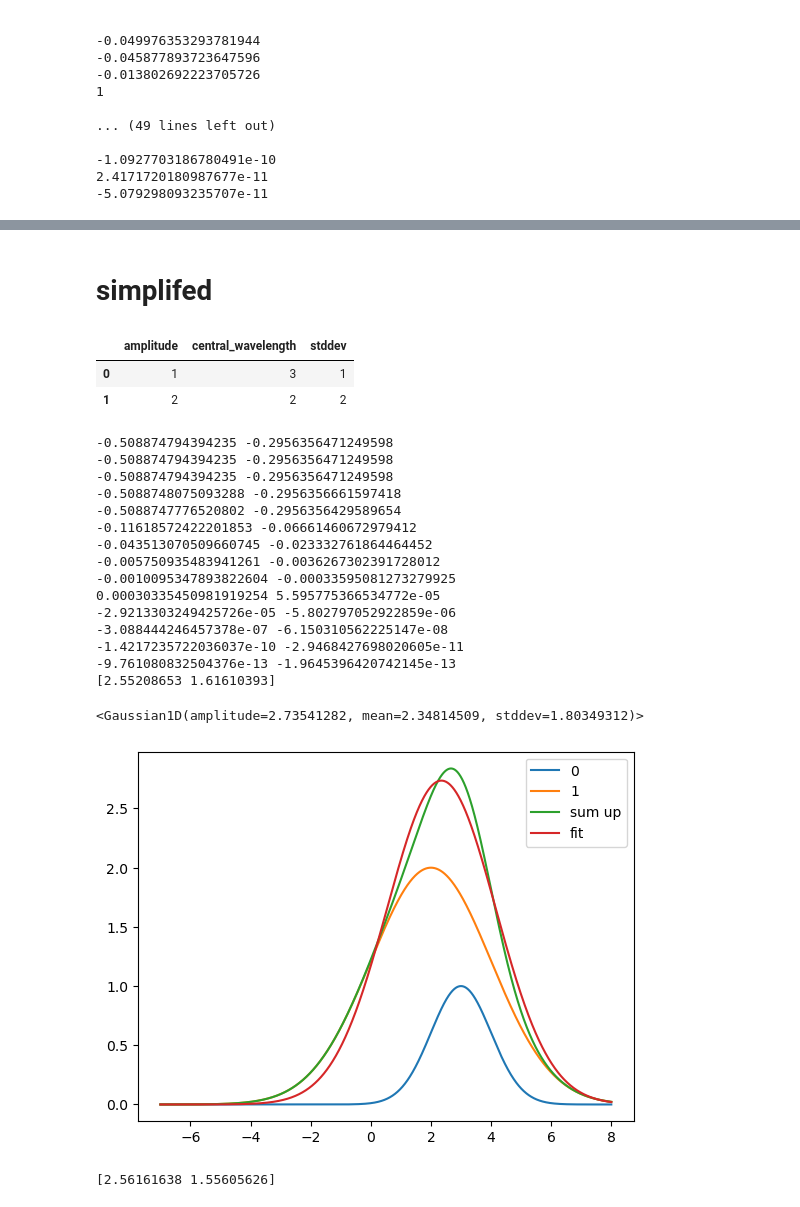
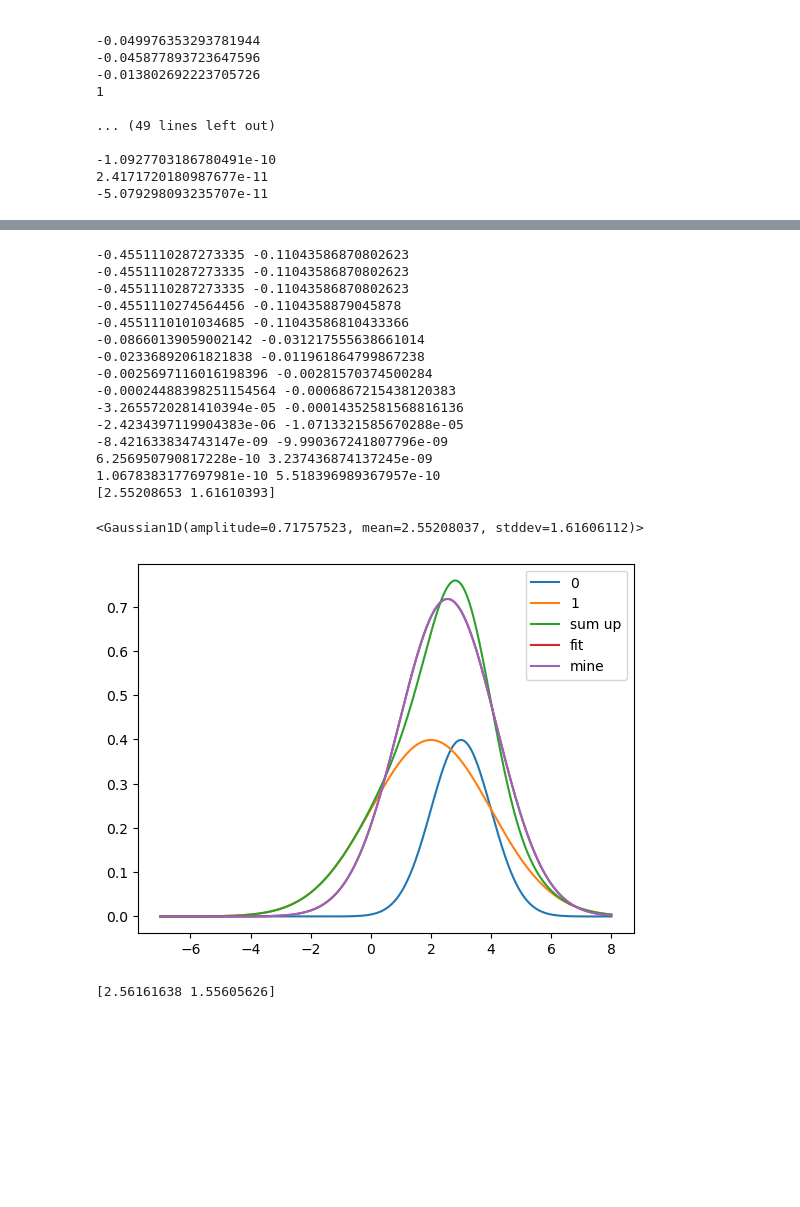
Before and after one commit to MaoChengzhi/EVE-spectrum-correction, a Jupyter notebook: theoretical_ideal_calculation/analytical_expression.ipynb, the cells around one changed output, grey strips where cells are left out. Cells and saved outputs as stored; diff of their text form; code cells hidden in the pictures; blank space fills up the shorter version.

```diff
--- a/theoretical_ideal_calculation/analytical_expression.ipynb
+++ b/theoretical_ideal_calculation/analytical_expression.ipynb
@@ -33 +157,5 @@ pixel_num=df.index.stop
+# %%
+A_i=df.iloc[i]["integral_area"]
+mu_i=df.iloc[i]["central_wavelength"]
+sigma_i=df.iloc[i]["stddev"]
 # %% [markdown]
@@ -35,4 +162,0 @@ pixel_num=df.index.stop
-# %%
-for i in range(1):
-    print(df.iloc[i])
-    print()
@@ -184,9 +227,13 @@ result
 # %%
 num=2
 c=[]
+test_A=[1,2]
+test_central=[3,2]
+test_stddev=[1,2]
+
 wave_list=np.linspace(-7,8,2000)
 for i in range(num):
-    c.append(models.Gaussian1D(amplitude=test_A[i], mean=test_central[i], stddev=test_stddev[i]))
+    c.append(models.Gaussian1D(amplitude=test_A[i]/sqrt(2*pi*test_stddev[i]**2), mean=test_central[i], stddev=test_stddev[i]))
 
 total=np.zeros_like(c[0](wave_list))
 
@@ -206,7 +253,7 @@ for i in range(num):
 
 ax.plot(wave_list,total,label="sum up")
 ax.plot(wave_list,c_fitted(wave_list),label="fit")
-ax.plot(wave_list,models.Gaussian1D(amplitude=A, mean=mu, stddev=sigma)(wave_list),label="mine")
+ax.plot(wave_list,models.Gaussian1D(amplitude=A/sqrt(2*pi*sigma**2), mean=mu, stddev=sigma)(wave_list),label="mine")
 
 ax.legend()
 c_fitted
@@ -434,5 +365,8 @@ test_central=[3,21,1]
 # %%
-test_A=[1,2,3]
-test_stddev=[1,2,1]
-test_central=[3,21,1]
-df_test = pd.DataFrame({'amplitude': test_A, 'stddev': test_stddev, 'central_wavelength': test_central})
+test_A=[1,2]
+test_central=[3,2]
+test_stddev=[1,2]
+
+wave_list=np.linspace(-7,8,200)
+# df_test = pd.DataFrame({'amplitude': test_A, 'central_wavelength': test_central, 'stddev': test_stddev, })
+# df_test
@@ -451,17 +377,3 @@ df_test = pd.DataFrame({'amplitude': test_A, 'stddev': test_stddev, 'central_wav
-# %% [markdown]
-# simplifed
-# %%
-test_A=[1,2]
-test_central=[3,2]
-test_stddev=[1,2]
-
-wave_list=np.linspace(-7,8,200)
-df_test = pd.DataFrame({'amplitude': test_A, 'central_wavelength': test_central, 'stddev': test_stddev, })
-df_test
-# %% [output]
-|  | amplitude | central_wavelength | stddev |
-| 0 | 1 | 3 | 1 |
-| 1 | 2 | 2 | 2 |
 # %%
 def equations(p,test_A,test_central,test_stddev):
     mu ,sigma= p
@@ -489,57 +401,58 @@ def equations(p,test_A,test_central,test_stddev):
 
     return [eq1, eq2]
 # %%
-sol = fsolve(equations,x0=(3.34,1.08),args=(test_A,test_central,test_stddev))
+sol = fsolve(equations,x0=(2.9,1.08),args=(test_A,test_central,test_stddev))
 print(sol)
 # %% [output]
--0.508874794394235 -0.2956356471249598
--0.508874794394235 -0.2956356471249598
--0.508874794394235 -0.2956356471249598
--0.5088748075093288 -0.2956356661597418
--0.5088747776520802 -0.2956356429589654
--0.11618572422201853 -0.06661460672979412
--0.043513070509660745 -0.023332761864464452
--0.005750935483941261 -0.0036267302391728012
--0.0010095347893822604 -0.00033595081273279925
-0.00030335450981919254 5.595775366534772e-05
--2.9213303249425726e-05 -5.802797052922859e-06
--3.088444246457378e-07 -6.150310562225147e-08
--1.4217235722036037e-10 -2.9468427698020605e-11
--9.761080832504376e-13 -1.9645396420742145e-13
+-0.4551110287273335 -0.11043586870802623
+-0.4551110287273335 -0.11043586870802623
+-0.4551110287273335 -0.11043586870802623
+-0.4551110274564456 -0.1104358879045878
+-0.4551110101034685 -0.11043586810433366
+-0.08660139059002142 -0.031217555638661014
+-0.02336892061821838 -0.011961864799867238
+-0.0025697116016198396 -0.00281570374500284
+-0.00024488398251154564 -0.0006867215438120383
+-3.2655720281410394e-05 -0.00014352581568816136
+-2.4234397119904383e-06 -1.0713321585670288e-05
+-8.421633834743147e-09 -9.990367241807796e-09
+6.256950790817228e-10 3.237436874137245e-09
+1.0678383177697981e-10 5.518396989367957e-10
 [2.55208653 1.61610393]
 # %%
 
 num=2
 c=[]
 wave_list=np.linspace(-7,8,2000)
 for i in range(num):
-    c.append(models.Gaussian1D(amplitude=test_A[i], mean=test_central[i], stddev=test_stddev[i]))
+    c.append(models.Gaussian1D(amplitude=test_A[i]/sqrt(2*pi*test_stddev[i]**2),
+                               mean=test_central[i], stddev=test_stddev[i]))
 
 total=np.zeros_like(c[0](wave_list))
 
 for i in range(num):
     total+=c[i](wave_list)
 
 c_init=models.Gaussian1D(amplitude=5, mean=1, stddev=1)
 fit_c = fitting.LevMarLSQFitter()
 c_fitted=fit_c(c_init,wave_list,total)
 c_fitted
 
 
 fig, ax = plt.subplots()
 
 for i in range(num):
     ax.plot(wave_list,c[i](wave_list),label=str(i))
 
 ax.plot(wave_list,total,label="sum up")
 ax.plot(wave_list,c_fitted(wave_list),label="fit")
-# ax.plot(wave_list,models.Gaussian1D(amplitude=A, mean=mu, stddev=sigma)(wave_list),label="mine")
+ax.plot(wave_list,models.Gaussian1D(amplitude=A/sqrt(2*pi*sigma**2), mean=mu, stddev=sigma)(wave_list),label="mine")
 
 ax.legend()
 c_fitted
 # %% [output]
-<Gaussian1D(amplitude=2.73541282, mean=2.34814509, stddev=1.80349312)>
+<Gaussian1D(amplitude=0.71757523, mean=2.55208037, stddev=1.61606112)>
-[figure, old version]
+[figure, new version]
 # %%
 print(sol)
 # %% [output]
```
Also changed, not shown: parts of 53 cells of this notebook, 6 other files.
